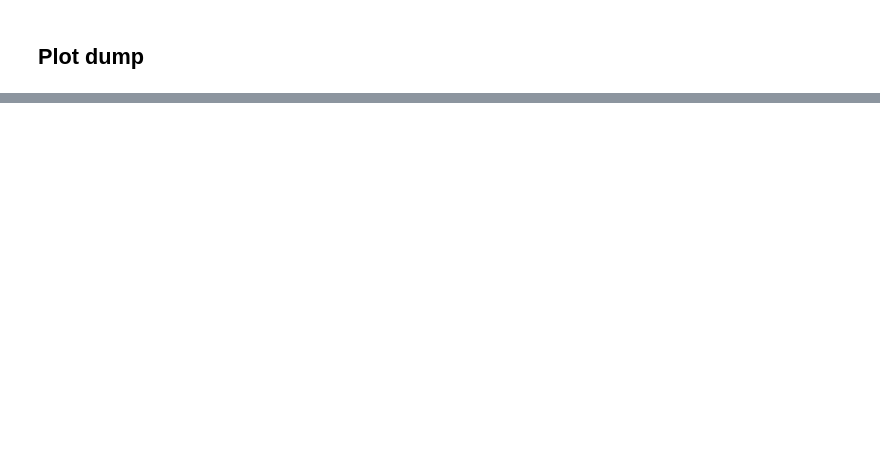
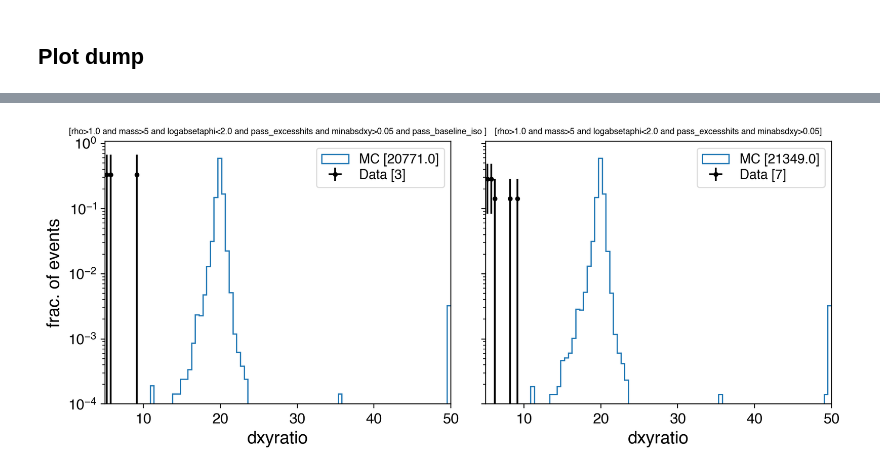
Before and after one commit to leonardogiannini/scouting, a Jupyter notebook: analysis/distributions_baseline.ipynb, the cells around one changed output, grey strips where cells are left out. Cells and saved outputs as stored; diff of their text form; code cells hidden in the pictures; blank space fills up the shorter version.

```diff
--- a/analysis/distributions_baseline.ipynb
+++ b/analysis/distributions_baseline.ipynb
@@ -620,0 +527,3 @@ h.plot()
+# %%
+meta = make_df_delayed([chunks[0][0],0,5000]).compute()
+meta.head()
@@ -620,0 +548,6 @@ h.plot()
+# %%
+chunks, total_events = utils.get_chunking_dask(tuple(fnames_mc),500e3,client=client)
+print(len(chunks))
+mcremotedf = dd.from_delayed((make_df_delayed(chunk) for chunk in chunks),meta=meta).persist()
+
+progress(mcremotedf)
@@ -620,0 +578,8 @@ h.plot()
+# %%
+%%time
+def get_ranges(df):
+    return tuple(df[["start","end"]].values)
+def is_good(run,lumi):
+    return any(low<=lumi<=high for low,high in lut.get(run,[(0,0)]))
+lut = pd.read_csv("../batch/test/combined_run2_snt.csv").groupby("run").apply(get_ranges)
+lut
@@ -620,0 +602,77 @@ h.plot()
+# %%
+basesel = "DV_rhoCorr>1.0 and dimuon_mass>5"
+basecount = mcremotedf.eval(basesel).sum().compute()
+
+extrasel = " and ".join([
+    "logabsetaphi<2.0",
+#     "logabsetaphi<1.0",
+#     "noexcesshits",
+#     "noexcesshitslay1",
+    "pass_excesshits",
+#     "leq1excesshits",
+    "minabsdxy>0.05",
+#     "dxyratio>0.8"
+])
+
+sel = basesel + " and " + extrasel
+sel_iso = sel + " and pass_baseline_iso "
+
+varexp = "dimuon_mass"
+bins = np.linspace(5.0,50,92+1)
+
+# varexp = "dxyratio"
+# bins = np.linspace(0.0,6.0,50)
+
+def clip(x):
+    return da.clip(x, bins[0]+1e-6, bins[-1]-1e-6)
+
+mc1 = mcremotedf.query(sel)
+mc1_iso = mc1.query("pass_baseline_iso")
+data1 = dataremotedf.query(sel)
+data1_iso = data1.query("pass_baseline_iso")
+
+counts_mc, counts_mc_iso, counts_data, counts_data_iso = client.compute([
+    da.histogram(clip(mc1.eval(varexp)),bins=bins)[0],
+    da.histogram(clip(mc1_iso.eval(varexp)),bins=bins)[0],
+    da.histogram(clip(data1.eval(varexp)),bins=bins)[0],
+    da.histogram(clip(data1_iso.eval(varexp)),bins=bins)[0],
+],sync=True)
+
+hmc = Hist1D.from_bincounts(counts_mc,bins,errors=counts_mc**0.5)
+hdata = Hist1D.from_bincounts(counts_data,bins,errors=counts_data**0.5)
+hmc_iso = Hist1D.from_bincounts(counts_mc_iso,bins,errors=counts_mc_iso**0.5)
+hdata_iso = Hist1D.from_bincounts(counts_data_iso,bins,errors=counts_data_iso**0.5)
+
+num_not_in_json = (~data1_iso[["run","luminosityBlock"]].compute().apply(lambda x: is_good(*x), axis=1)).sum()
+print(num_not_in_json)
+
+fig, (ax1,ax2) = plt.subplots(1,2,figsize=(10,4),sharey=True)
+
+def decorate(ax,iso=True):
+#     ax.set_title("sel=({}) [{:.1f}% MC wrt rho>1,mass>5{}]".format(extrasel,100.*hmc.integral/basecount,
+#     ax.set_title("sel=({}) [{:.1f}% MC]".format(extrasel,100.*hmc.integral/basecount,
+#                                                                   ",iso" if iso else ""),fontsize=8)
+    selstr = "[{}]".format(sel_iso if iso else sel)
+    selstr = selstr.replace("DV_rhoCorr","rho").replace("dimuon_mass","mass")
+    ax.set_title(selstr,fontsize=7)
+#     ax.set_xlabel("dimuon mass (GeV)")
+    ax.set_xlabel("dxyratio")
+    if iso:
+        ax.set_ylabel("frac. of events")
+    ax.legend()
+    ax.set_yscale("log")
+    ax.set_ylim(bottom=0.0001)
+
+ax = ax1
+hmc_iso.normalize().plot(ax=ax,histtype="step",label="MC [{:.1f}]".format(hmc_iso.integral))
+hdata_iso.normalize().plot(ax=ax,show_errors=True,color="k",markersize=3,label="Data [{:.0f}]".format(hdata_iso.integral))
+decorate(ax,iso=True)
+
+
+ax = ax2
+hmc.normalize().plot(ax=ax,histtype="step",label="MC [{:.1f}]".format(hmc.integral))
+hdata.normalize().plot(ax=ax,show_errors=True,color="k",markersize=3,label="Data [{:.0f}]".format(hdata.integral))
+decorate(ax,iso=False)
+
+# fig.set_tight_layout(True)
+# %% [output]
@@ -620,0 +680 @@ h.plot()
+[figure, added]
```
Also changed, not shown: parts of 57 cells of this notebook, 14 other files.
